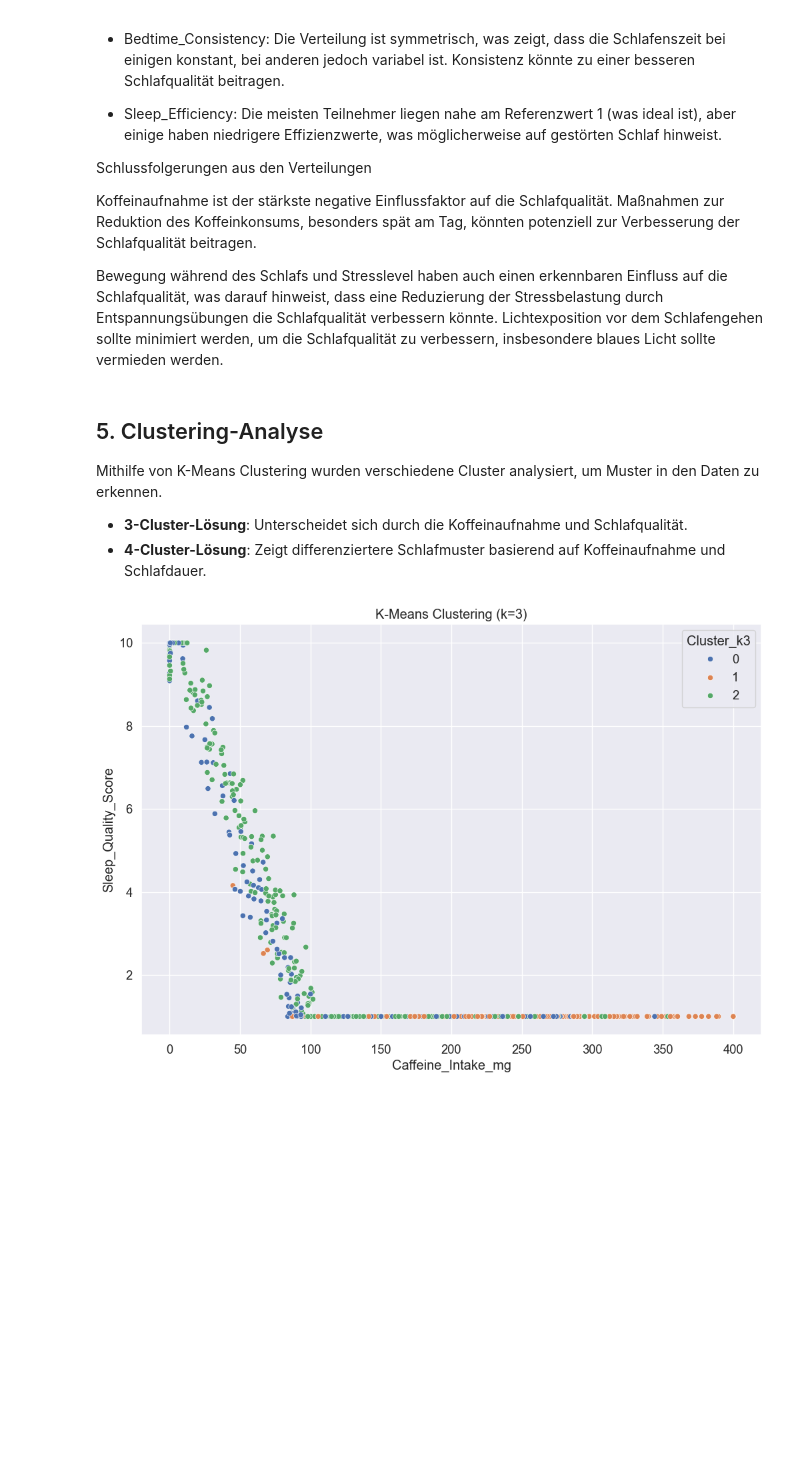
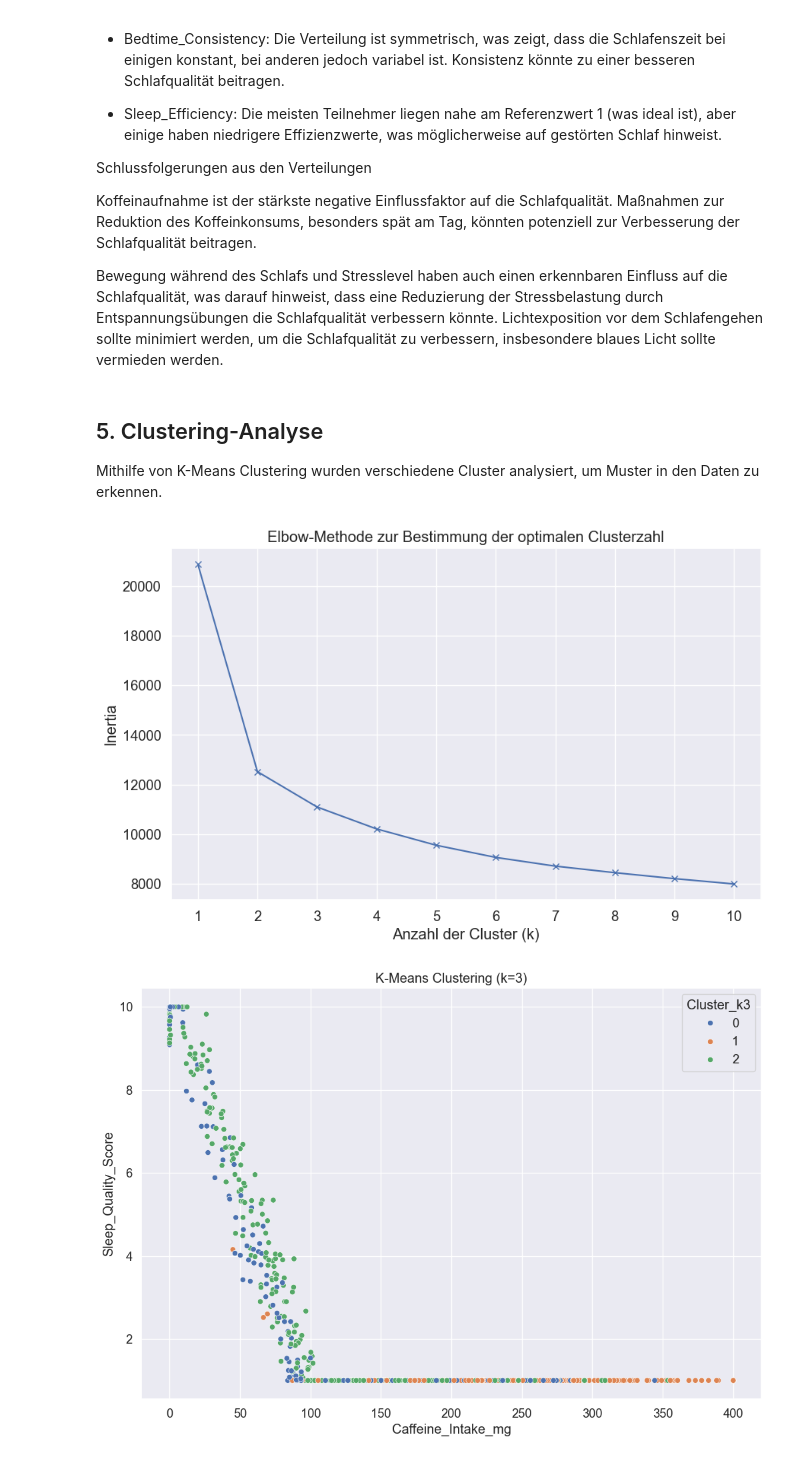
Before and after one commit to Gracing47/digethic_sleep_quality_project, a Jupyter notebook: notebooks/notebook_health_predict.ipynb, the cells around one changed output. Cells and saved outputs as stored; diff of their text form; code cells hidden in the pictures; blank space fills up the shorter version.

```diff
--- a/notebooks/notebook_health_predict.ipynb
+++ b/notebooks/notebook_health_predict.ipynb
@@ -163,8 +163,29 @@ Lichtexposition vor dem Schlafengehen sollte minimiert werden, um die Schlafqual
 ## 5. Clustering-Analyse
 
 Mithilfe von K-Means Clustering wurden verschiedene Cluster analysiert, um Muster in den Daten zu erkennen.
-- **3-Cluster-Lösung**: Unterscheidet sich durch die Koffeinaufnahme und Schlafqualität.
-- **4-Cluster-Lösung**: Zeigt differenziertere Schlafmuster basierend auf Koffeinaufnahme und Schlafdauer.
+# %%
+from sklearn.cluster import KMeans
+import matplotlib.pyplot as plt
+import numpy as np
+
+inertias = []
+k_range = range(1, 11)  # Betrachten Sie Cluster von 1 bis 10
+
+for k in k_range:
+    kmeans = KMeans(n_clusters=k, random_state=42, n_init=10)
+    kmeans.fit(df_scaled)
+    inertias.append(kmeans.inertia_)
+
+plt.figure(figsize=(10, 6))
+plt.plot(k_range, inertias, 'bx-')
+plt.xlabel('Anzahl der Cluster (k)')
+plt.ylabel('Inertia')
+plt.title('Elbow-Methode zur Bestimmung der optimalen Clusterzahl')
+plt.xticks(k_range)
+plt.grid(True)
+plt.show()
+# %% [output]
+[figure, added]
 # %%
 # K-Means Clustering für k=3 und k=4
 for k in [3, 4]:
```
